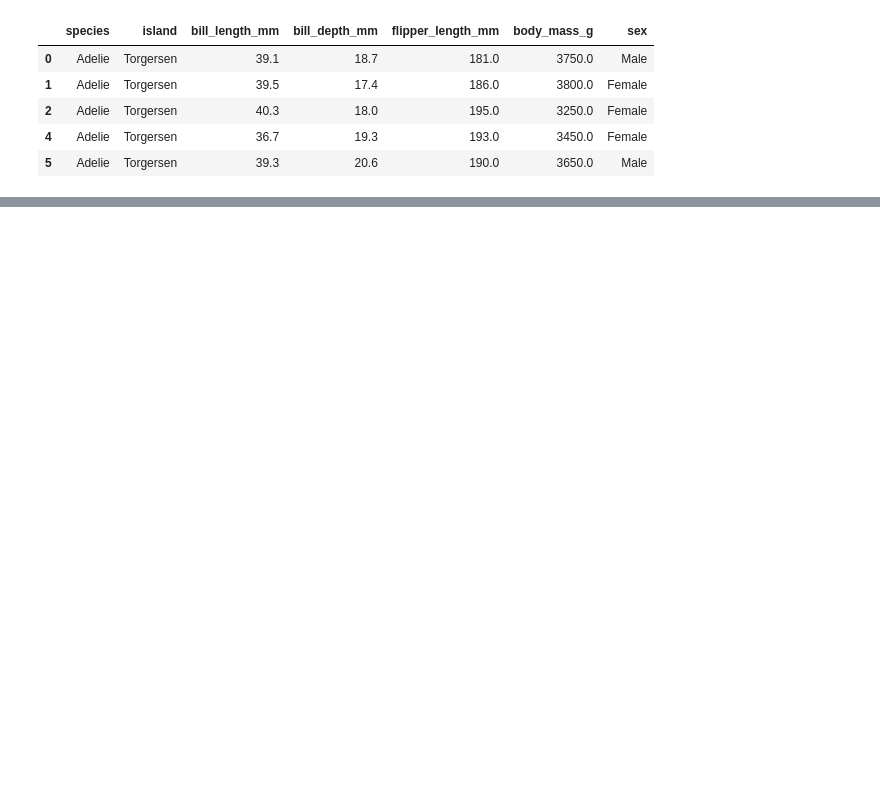
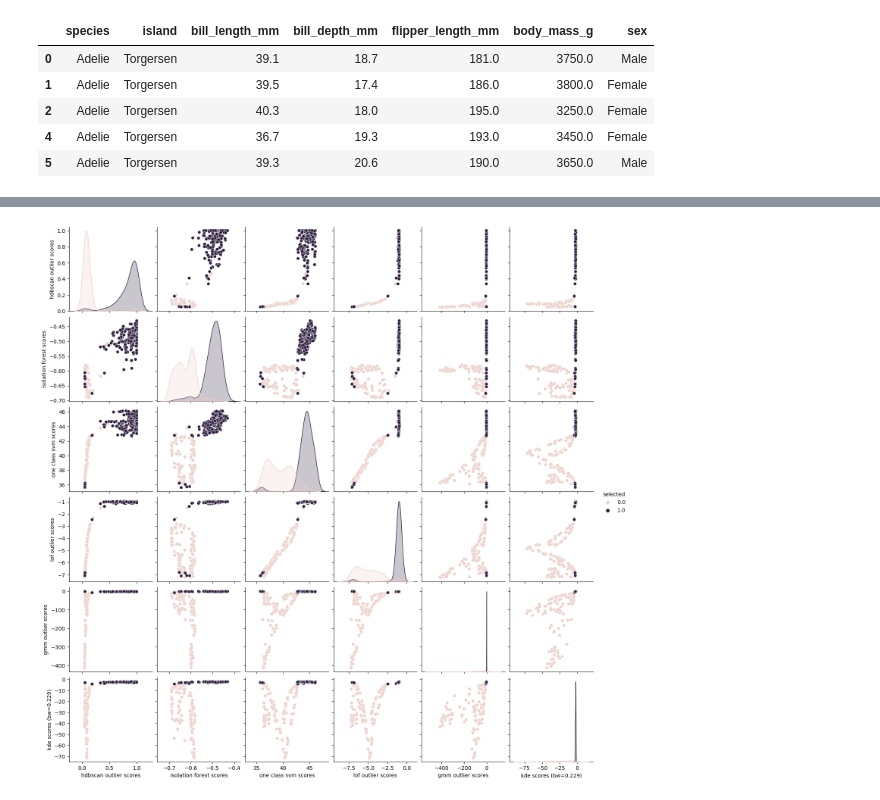
Before and after one commit to jc-healy/Out-Of-Distribution, a Jupyter notebook: OutOfDistributionComparison.ipynb, the cells around one changed output, grey strips where cells are left out. Drawn from its saved outputs; the diff is of its cells as text; code cells hidden in the pictures; blank space fills up the shorter version.

```diff
--- a/OutOfDistributionComparison.ipynb
+++ b/OutOfDistributionComparison.ipynb
@@ -156,0 +127,5 @@ plot = tnt.BokehPlotPane(
+# %%
+sample_evaluation['selected'] = selected
+sns.pairplot(sample_evaluation, hue='selected');
+# %% [output]
+[figure, added]
```
Also changed, not shown: parts of 20 cells of this notebook.
